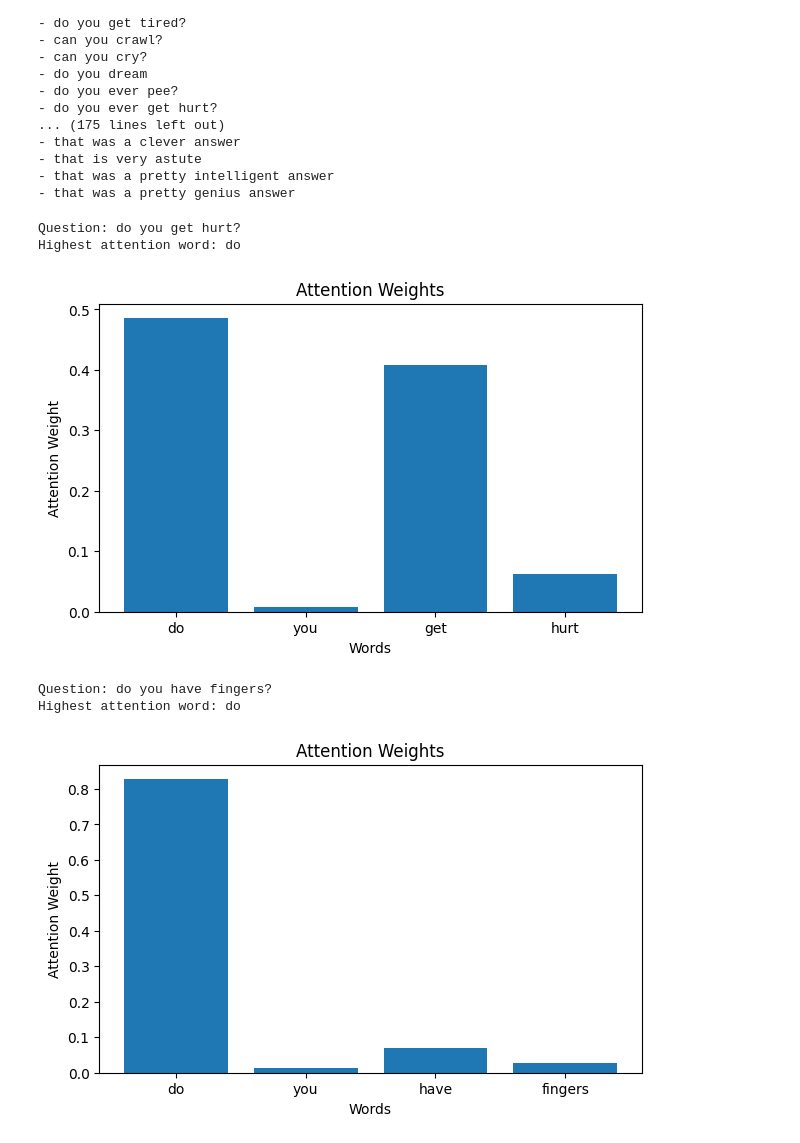
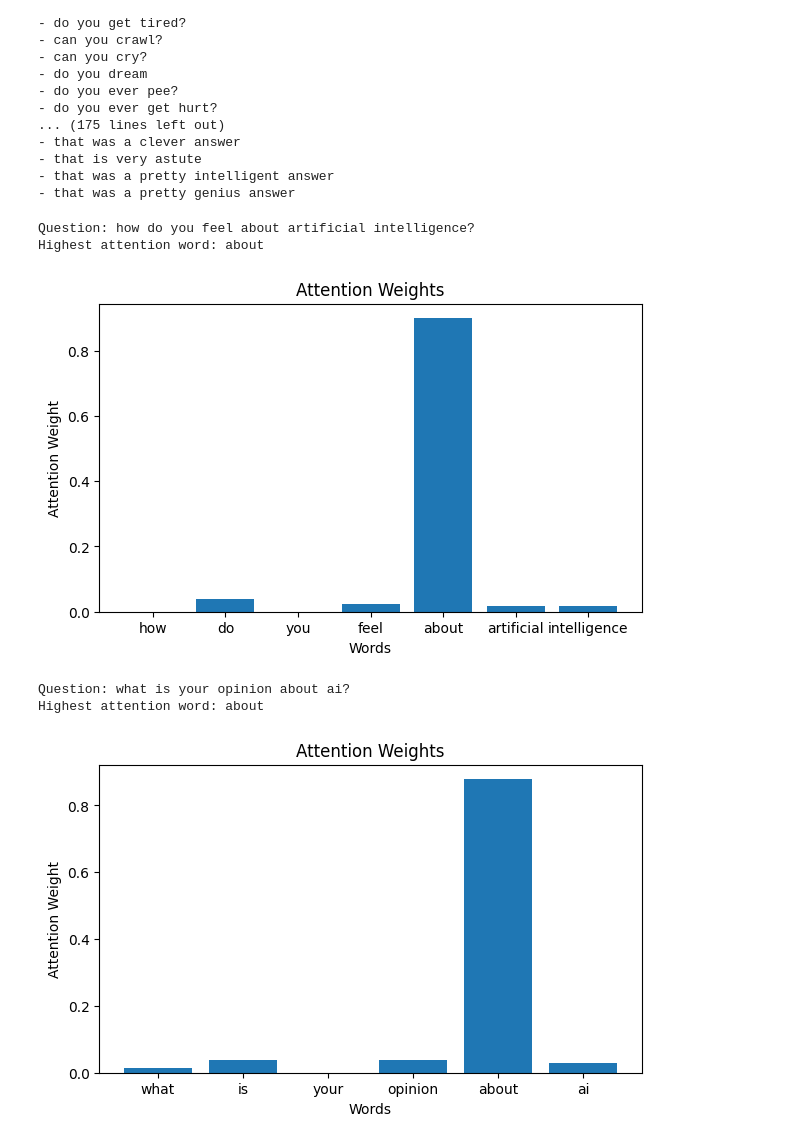
Before and after one commit to Renadqh233/NLP_Lab11, a Jupyter notebook: Lab_11_Attention_with_RNN.ipynb, the cells around one changed output. Cells and saved outputs as stored; diff of their text form; code cells hidden in the pictures.

```diff
--- a/Lab_11_Attention_with_RNN.ipynb
+++ b/Lab_11_Attention_with_RNN.ipynb
@@ -212,46 +206,43 @@ Answer ID: 0
 - that was a pretty intelligent answer
 - that was a pretty genius answer
 # %%
+q1 = "how do you feel about artificial intelligence?"
+q2 = "what is your opinion about ai?"
 
-# Select two similar questions
-idx1 = 0
-idx2 = 1
+idx1 = df.index[df["question"] == q1][0]
+idx2 = df.index[df["question"] == q2][0]
 
 selected_indices = [idx1, idx2]
 
 for i in selected_indices:
     question = df["question"].iloc[i]
 
-    # Get words
     words = [
         tokenizer.index_word[token]
         for token in tokenizer.texts_to_sequences([question])[0]
     ]
 
-    # Get attention weights
     with torch.no_grad():
         prediction, weights = model(X[i:i+1])
 
     attention = weights[0, :len(words)].tolist()
 
-    # Find the word with the highest attention weight
     max_index = attention.index(max(attention))
 
     print("Question:", question)
     print("Highest attention word:", words[max_index])
 
-    # Plot attention weights
     plt.figure(figsize=(7, 4))
     plt.bar(words, attention)
     plt.title("Attention Weights")
     plt.xlabel("Words")
     plt.ylabel("Attention Weight")
     plt.show()
 # %% [output]
-Question: do you get hurt?
-Highest attention word: do
+Question: how do you feel about artificial intelligence?
+Highest attention word: about
-[figure, old version]
+[figure, new version]
-Question: do you have fingers?
-Highest attention word: do
+Question: what is your opinion about ai?
+Highest attention word: about
-[figure, old version]
+[figure, new version]
 # %% [markdown]
```
Also changed, not shown: parts of 2 cells of this notebook.
